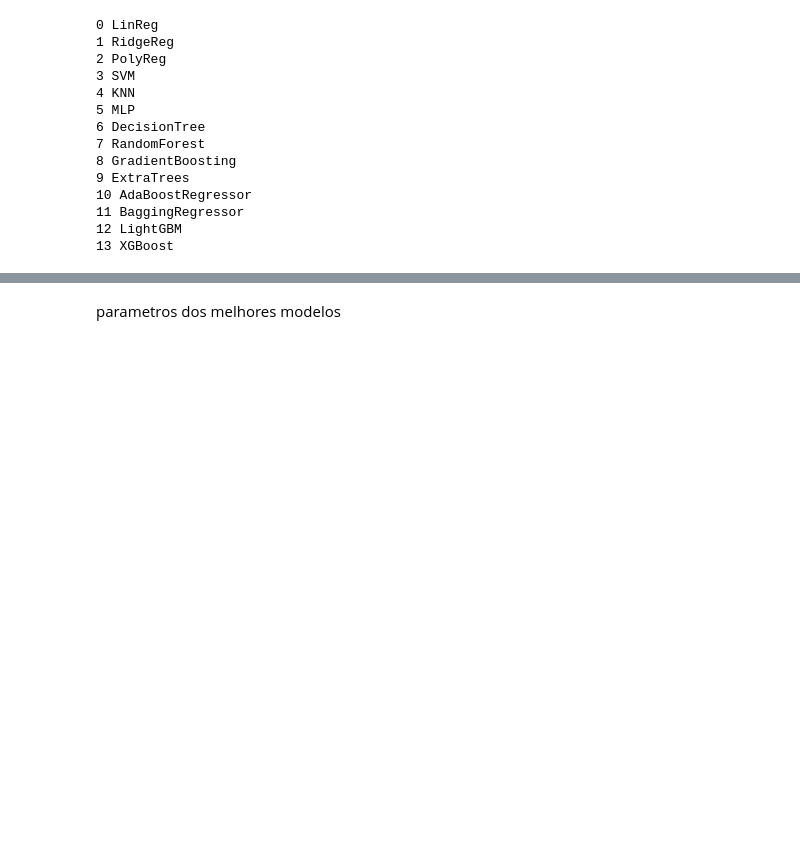
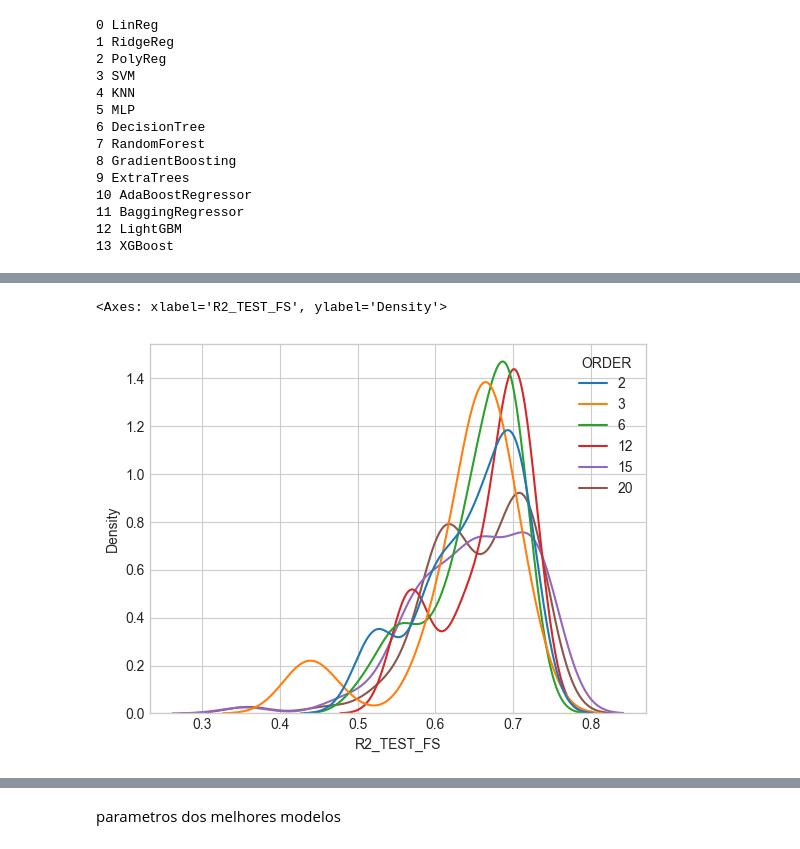
Before and after one commit to prj-phcp/SYSID_Trabalho, a Jupyter notebook: Volve-Dataset/decomposition.MISO.W1_V1.ipynb, the cells around one changed output, grey strips where cells are left out. Cells and saved outputs as stored; diff of their text form; code cells hidden in the pictures; blank space fills up the shorter version.

```diff
--- a/Volve-Dataset/decomposition.MISO.W1_V1.ipynb
+++ b/Volve-Dataset/decomposition.MISO.W1_V1.ipynb
@@ -655,0 +733,5 @@ pass;
+# %%
+sns.kdeplot(data=df2, x='R2_TEST_FS', hue='ORDER', palette='tab10')
+# %% [output]
+<Axes: xlabel='R2_TEST_FS', ylabel='Density'>
+[figure, added]
```
Also changed, not shown: parts of 81 cells of this notebook, 1 other file.
